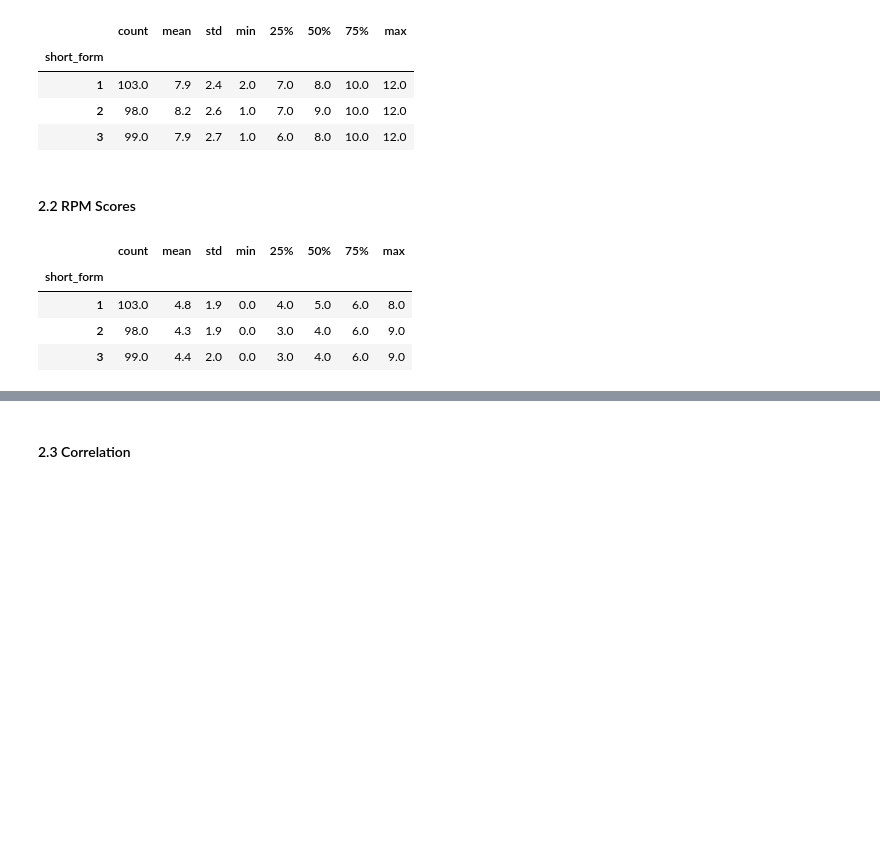
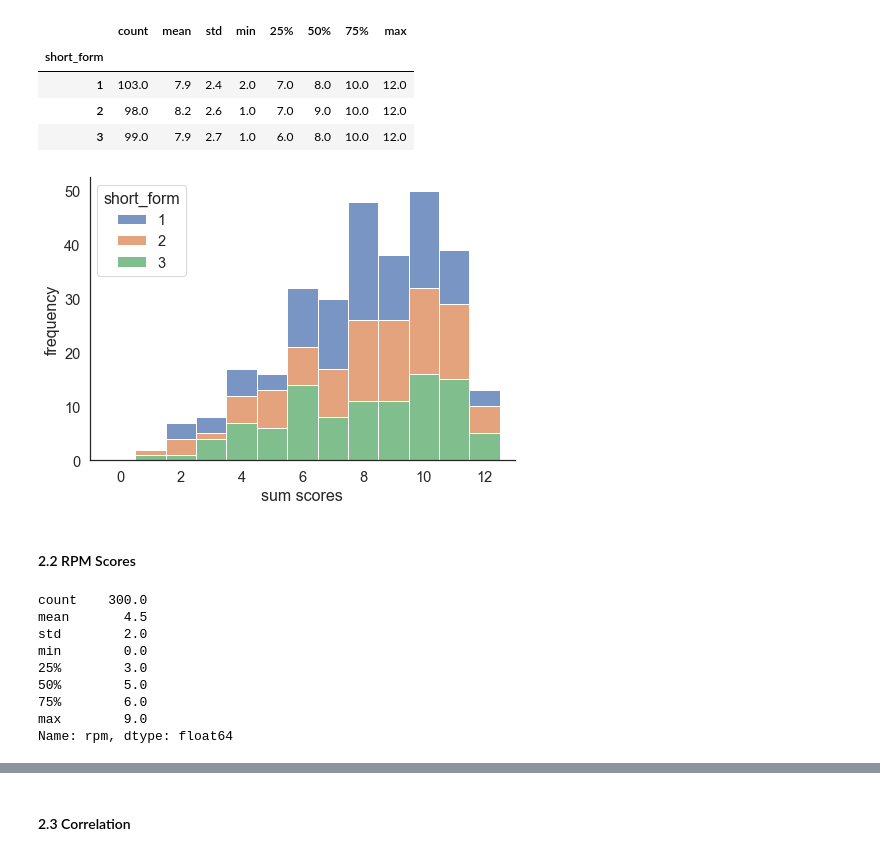
Before and after one commit to ndawlab/mars-irt, a Jupyter notebook: 04_Validation/02_Descriptive.ipynb, the cells around one changed output, grey strips where cells are left out. Saved outputs shown, nothing was run; the diff lists cells and outputs as text; code cells hidden in the pictures; blank space fills up the shorter version.

```diff
--- a/04_Validation/02_Descriptive.ipynb
+++ b/04_Validation/02_Descriptive.ipynb
@@ -108,14 +124,29 @@ scores.groupby('short_form').mars.describe().round(1)
 | 1 | 103.0 | 7.9 | 2.4 | 2.0 | 7.0 | 8.0 | 10.0 | 12.0 |
 | 2 | 98.0 | 8.2 | 2.6 | 1.0 | 7.0 | 9.0 | 10.0 | 12.0 |
 | 3 | 99.0 | 7.9 | 2.7 | 1.0 | 6.0 | 8.0 | 10.0 | 12.0 |
+# %%
+fig, ax = plt.subplots(1,1,figsize=(7,5))
+palette = sns.color_palette(n_colors=3)
+
+sns.histplot(x='mars', hue='short_form', data=scores, bins=np.arange(13)+0.5, multiple='stack',
+             palette=palette, ax=ax)
+ax.set(xlim=(-1,13), xlabel='sum scores', ylabel='frequency')
+sns.despine()
+plt.tight_layout()
+# %% [output]
+[figure, added]
 # %% [markdown]
 #### 2.2 RPM Scores
 # %%
 ## Describe score distributions.
-scores.groupby('short_form').rpm.describe().round(1)
+scores.rpm.describe().round(1)
 # %% [output]
-|  | count | mean | std | min | 25% | 50% | 75% | max |
-| short_form |  |  |  |  |  |  |  |  |
-| 1 | 103.0 | 4.8 | 1.9 | 0.0 | 4.0 | 5.0 | 6.0 | 8.0 |
-| 2 | 98.0 | 4.3 | 1.9 | 0.0 | 3.0 | 4.0 | 6.0 | 9.0 |
-| 3 | 99.0 | 4.4 | 2.0 | 0.0 | 3.0 | 4.0 | 6.0 | 9.0 |
+count    300.0
+mean       4.5
+std        2.0
+min        0.0
+25%        3.0
+50%        5.0
+75%        6.0
+max        9.0
+Name: rpm, dtype: float64
```
Also changed, not shown: parts of 17 cells of this notebook, 10 other files.
